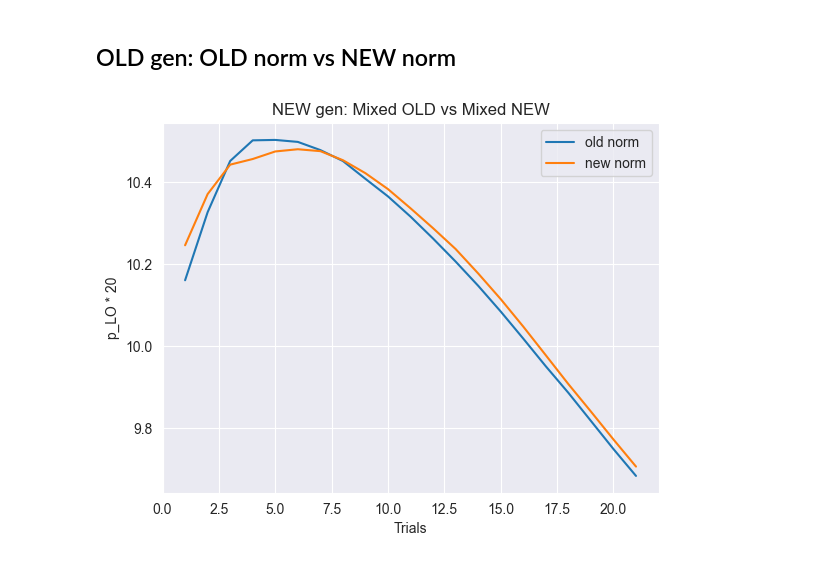
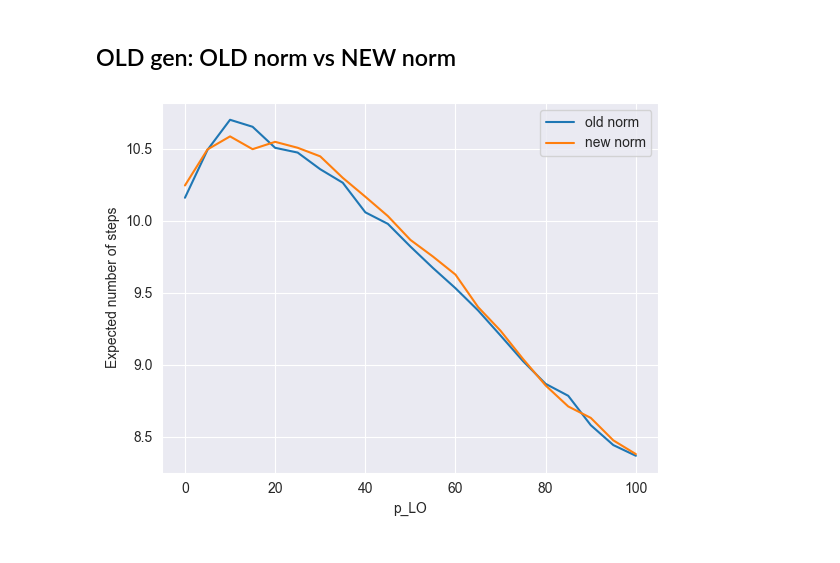
Before and after one commit to alex-deineha/pure-calculus, a Jupyter notebook: src/tests_8_retests/old_vs_new_norm_LO_RI_probs.ipynb, the cells around one changed output. Drawn from its saved outputs; the diff is of its cells as text; code cells hidden in the pictures.

Commit message:
Generated terms without updating bound vars do norm filtering: and experiments on these terms normalize it with different strategies with and without updating bound variables. And vice-versa. Run via MixedStrategy(LO, RI) and different probabilities

```diff
--- a/src/tests_8_retests/old_vs_new_norm_LO_RI_probs.ipynb
+++ b/src/tests_8_retests/old_vs_new_norm_LO_RI_probs.ipynb
@@ -287,12 +287,12 @@ plt.show()
 ev_nn = expected_values
 # %% [markdown]
 ## OLD gen: OLD norm vs NEW norm
-# %%
-comp_data = {
-    "old norm": (ev_no, "-"),
-    "new norm": (ev_nn, "-")
-}
-
-draw_cumulative_avg_comparison(comp_data, title="NEW gen: Mixed OLD vs Mixed NEW", y_label="p_LO * 20")
-# %% [output]
-[figure, removed]
+# %%
+plt.plot(values, ev_no, "-", label="old norm")
+plt.plot(values, ev_nn, "-", label="new norm")
+plt.xlabel("p_LO")
+plt.ylabel("Expected number of steps")
+plt.legend(loc="upper right")
+plt.show()
+# %% [output]
+[figure, added]
```
